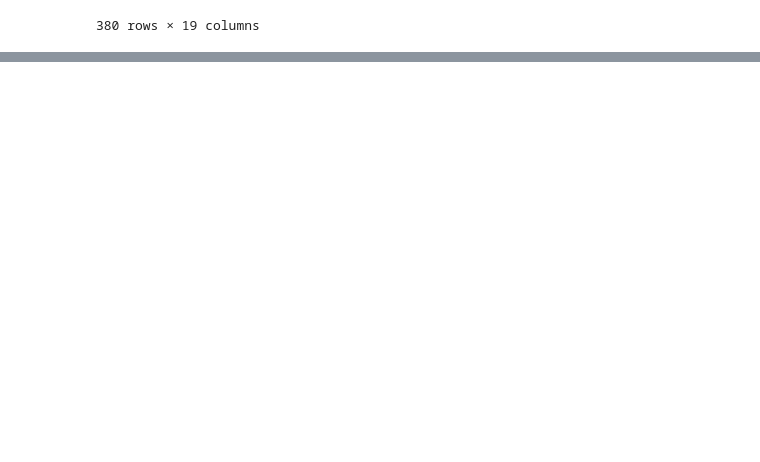
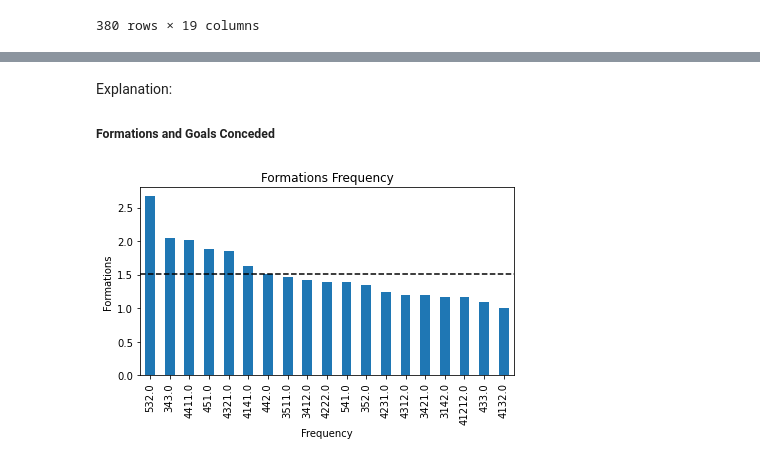
Before and after one commit to brunobelevan/Football-Theory---Formations, a Jupyter notebook: finalProject.ipynb, the cells around one changed output, grey strips where cells are left out. Cells and saved outputs as stored; diff of their text form; code cells hidden in the pictures; blank space fills up the shorter version.

```diff
--- a/finalProject.ipynb
+++ b/finalProject.ipynb
@@ -879,0 +830,26 @@ ax.plot(reg_4[4], beta_0[0] + beta_1[0]*reg_4[4].values)
+# %% [markdown]
+Explanation:
+
+##### Formations and Goals Conceded
+# %%
+formation_passes_home = pd.DataFrame(complete_dataset_nored.loc[:,["Home Formation","Home Goals Conceded"]]).rename(
+    columns={"Home Formation": "Formation",
+             "Home Goals Conceded": "Goals Conceded"
+            })
+formation_passes_away = pd.DataFrame(complete_dataset_nored.loc[:,["Away Formation","Away Goals Conceded"]]).rename(
+    columns={"Away Formation": "Formation",
+             "Away Goals Conceded": "Goals Conceded"
+            })
+
+by_formation_conceded = pd.DataFrame(pd.concat([formation_passes_home, formation_passes_away], axis=0, ignore_index=True))
+by_formation_conceded = by_formation_conceded.groupby("Formation")["Goals Conceded"].agg("mean").sort_values(ascending=False)
+
+fig, ax1 = plt.subplots()
+by_formation_conceded.plot(kind="bar", legend=False, ax=ax1)
+ax1.axhline(by_formation_conceded.mean(), color="k", linestyle='--')
+ax1.set_title("Formations Frequency")
+ax1.set_ylabel("Formations")
+ax1.set_xlabel("Frequency")
+fig.tight_layout()
+# %% [output]
+[figure, added]
```
Also changed, not shown: parts of 27 cells of this notebook, 1 other file.
